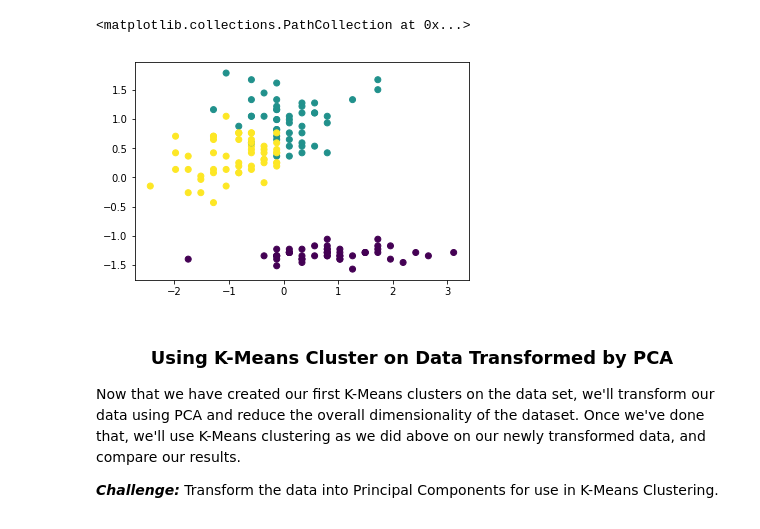
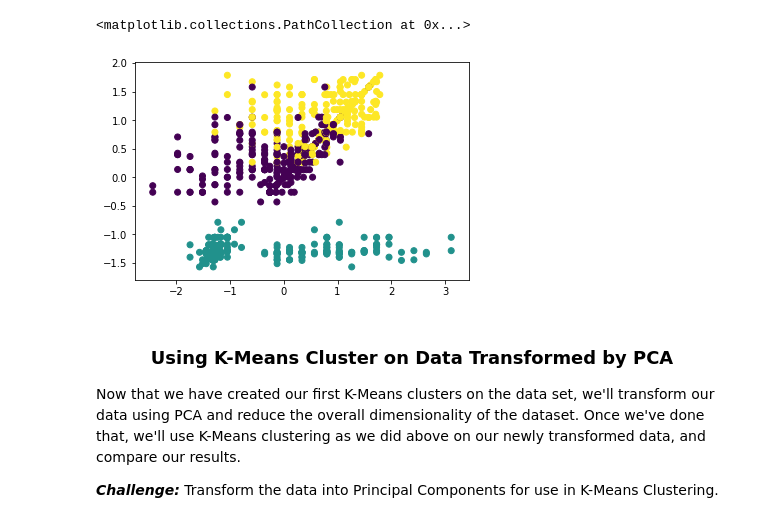
Before and after one commit to Doncurt/DS-2-Machine-Learning, a Jupyter notebook: 06_K-Means_Clustering.ipynb, the cells around one changed output. Cells and saved outputs as stored; diff of their text form; code cells hidden in the pictures.

```diff
--- a/06_K-Means_Clustering.ipynb
+++ b/06_K-Means_Clustering.ipynb
@@ -72,14 +87,19 @@ KMeans(algorithm='auto', copy_x=True, init='k-means++', max_iter=300,
 # %%
 # TODO: Extend this code so that you can output a graph for every feature pair in the scaled data.
 
 # (HINT: Take a look at the pattern for passing the data in the 'scatter()' call.  In the square brackets [:, 1],
 # the ':,' gets us all 150 rows of data, while the '1' tells us to only get the data in the first column for each row.
 # Use this knowledge to figure out how to write a script that visualizes all possible comparison for the 4 columns.)
 plt.figure('3 Cluster K-Means')
 plt.scatter(scaled_data[:, 1], scaled_data[:, 2], c=output.labels_)
+plt.scatter(scaled_data[:, 1], scaled_data[:, 3], c=output.labels_)
+plt.scatter(scaled_data[:, 2], scaled_data[:, 2], c=output.labels_)
+plt.scatter(scaled_data[:, 2], scaled_data[:, 3], c=output.labels_)
+plt.scatter(scaled_data[:, 3], scaled_data[:, 2], c=output.labels_)
+plt.scatter(scaled_data[:, 3], scaled_data[:, 3], c=output.labels_)
 # %% [output]
 <matplotlib.collections.PathCollection at 0x...>
-[figure, old version]
+[figure, new version]
 # %% [markdown]
 <center><h3>Using K-Means Cluster on Data Transformed by PCA</h3></center>
 
```
Also changed, not shown: parts of 1 cell of this notebook.
